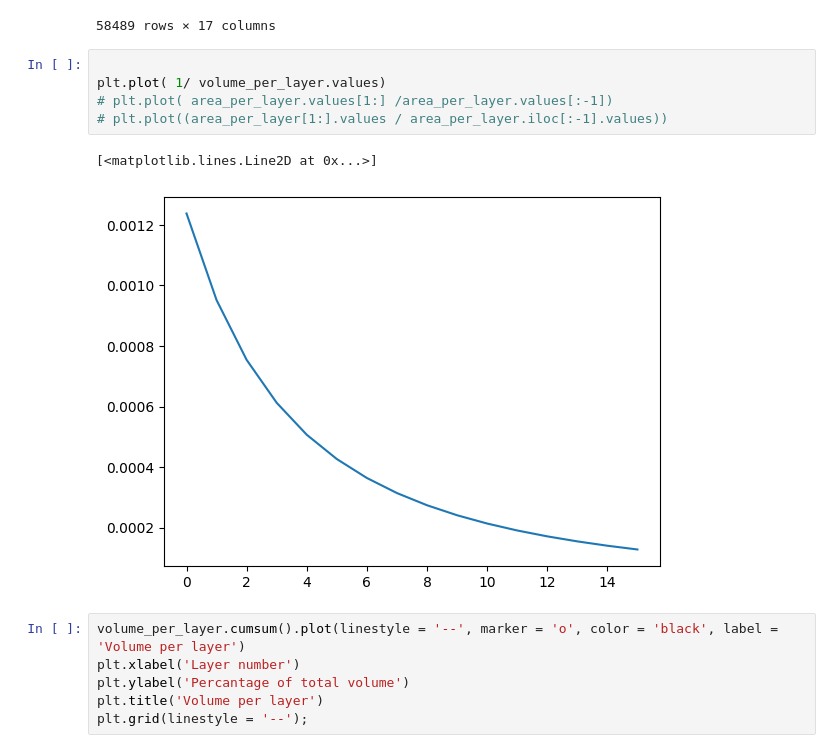
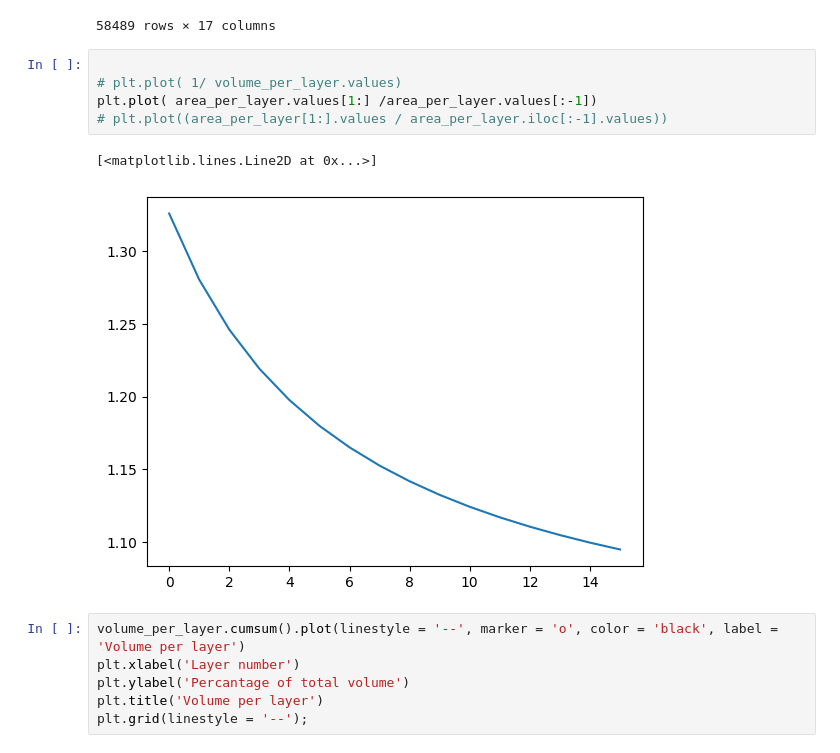
Before and after one commit to petergroenning/thesis_project, a Jupyter notebook: notebooks/new_test.ipynb, the cells around one changed output. Drawn from its saved outputs; the diff is of its cells as text.

Commit message:
Models and plots

```diff
--- a/notebooks/new_test.ipynb
+++ b/notebooks/new_test.ipynb
@@ -64,12 +64,12 @@ df
 58489 rows × 17 columns
 # %%
 
-plt.plot( 1/ volume_per_layer.values)
-# plt.plot( area_per_layer.values[1:] /area_per_layer.values[:-1])
+# plt.plot( 1/ volume_per_layer.values)
+plt.plot( area_per_layer.values[1:] /area_per_layer.values[:-1])
 # plt.plot((area_per_layer[1:].values / area_per_layer.iloc[:-1].values))
 # %% [output]
 [<matplotlib.lines.Line2D at 0x...>]
-[figure, old version]
+[figure, new version]
 # %%
 volume_per_layer.cumsum().plot(linestyle = '--', marker = 'o', color = 'black', label = 'Volume per layer')
 plt.xlabel('Layer number')
```
Also changed, not shown: parts of 5 cells of this notebook, 18 other files.
